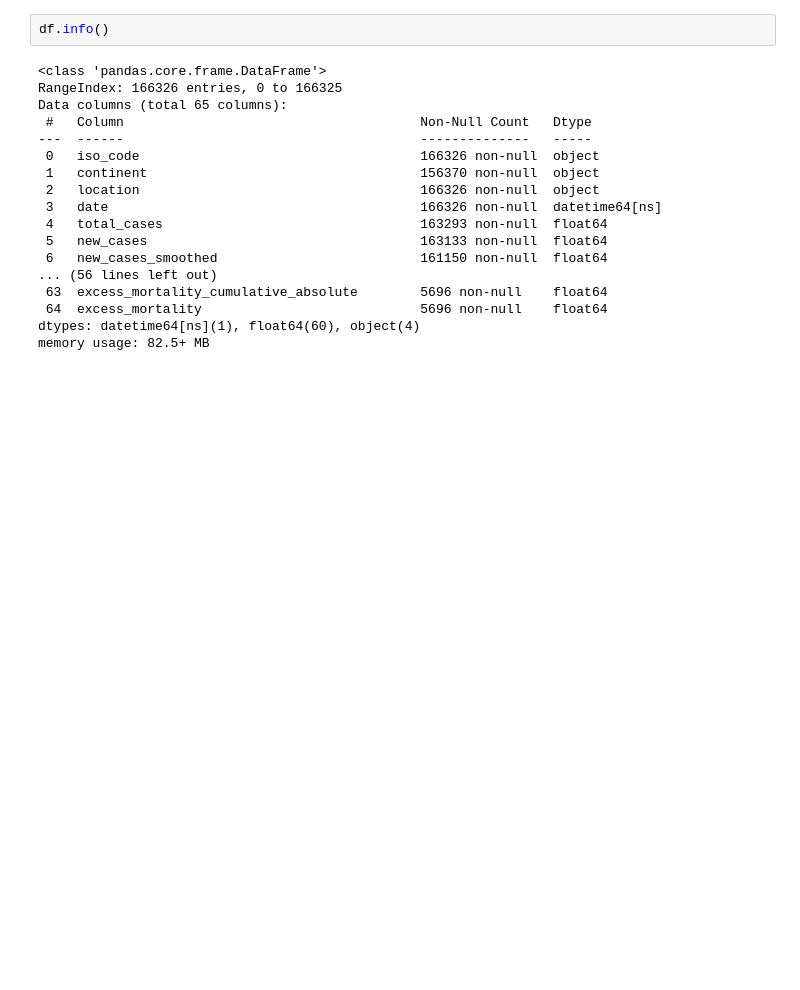
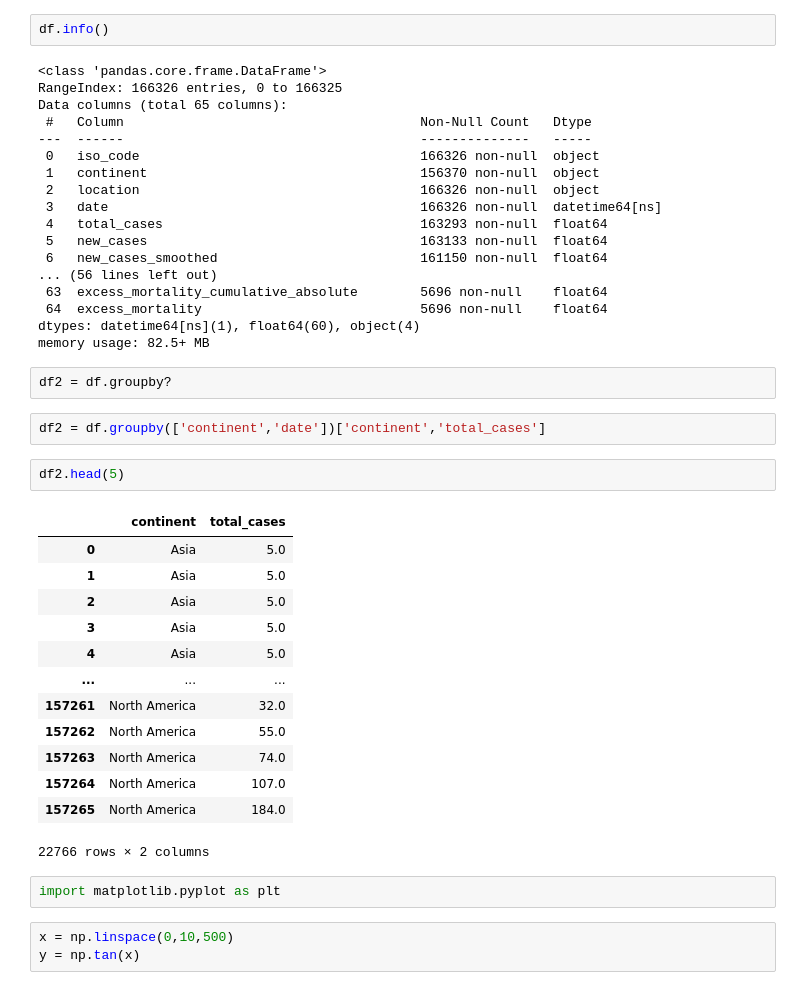
Before and after one commit to AkshaySiddannavar/Data-Science, a Jupyter notebook: Learning Pandas.ipynb, the cells around one changed output. Drawn from its saved outputs; the diff is of its cells as text; blank space fills up the shorter version.

```diff
--- a/Learning Pandas.ipynb
+++ b/Learning Pandas.ipynb
@@ -453,3 +455,28 @@ Data columns (total 65 columns):
  64  excess_mortality                            5696 non-null    float64
 dtypes: datetime64[ns](1), float64(60), object(4)
 memory usage: 82.5+ MB
+# %%
+df2 = df.groupby?
+# %%
+df2 = df.groupby(['continent','date'])['continent','total_cases']
+# %%
+df2.head(5)
+# %% [output]
+|  | continent | total_cases |
+| 0 | Asia | 5.0 |
+| 1 | Asia | 5.0 |
+| 2 | Asia | 5.0 |
+| 3 | Asia | 5.0 |
+| 4 | Asia | 5.0 |
+| ... | ... | ... |
+| 157261 | North America | 32.0 |
+| 157262 | North America | 55.0 |
+| 157263 | North America | 74.0 |
+| 157264 | North America | 107.0 |
+| 157265 | North America | 184.0 |
+22766 rows × 2 columns
+# %%
+import matplotlib.pyplot as plt
+# %%
+x = np.linspace(0,10,500)
+y = np.tan(x)
```
Also changed, not shown: parts of 6 cells of this notebook.
